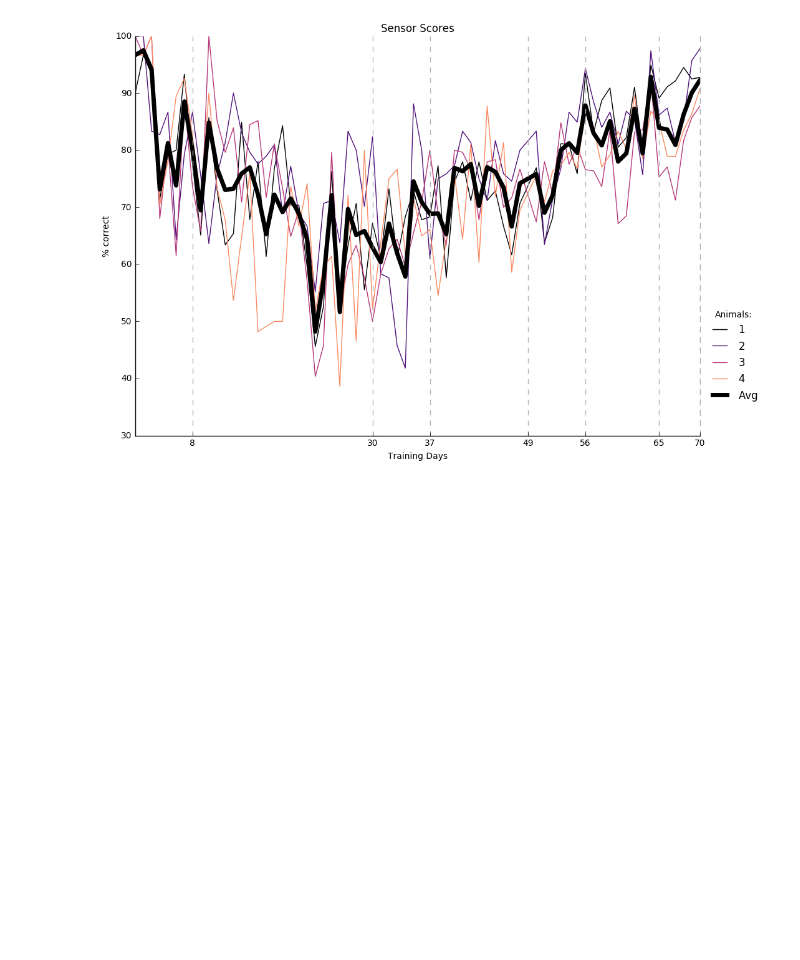
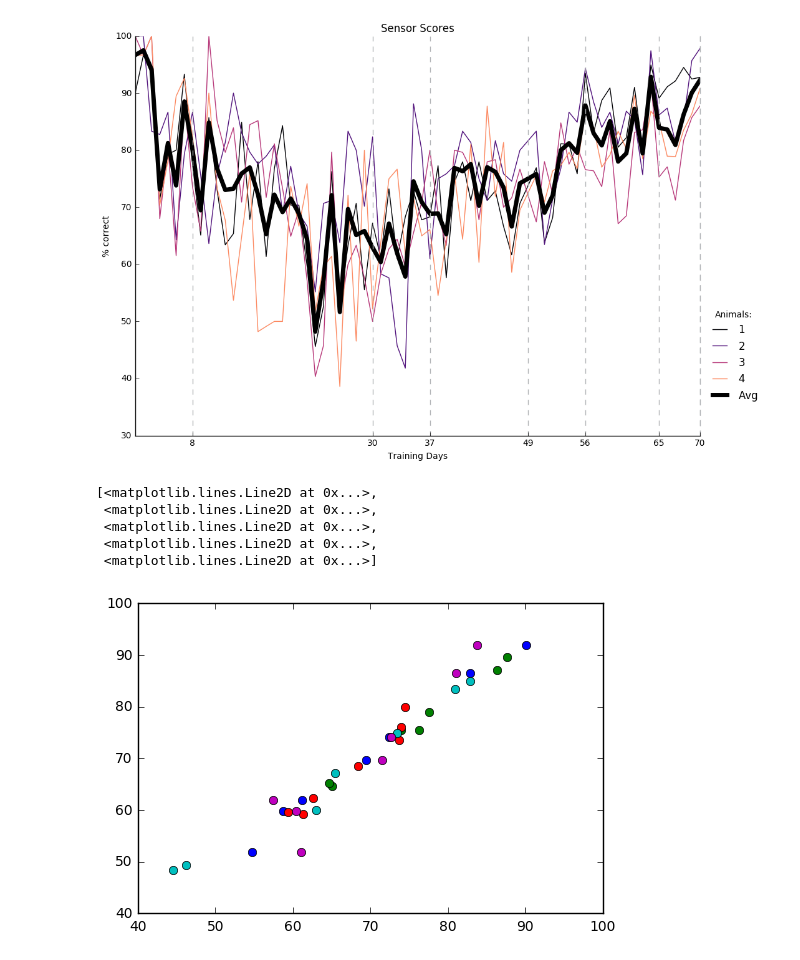
Before and after one commit to estherholleman/An-incremental-training-method-with-automated-extendable-maze-for-training-spatial-behavioral-tasks, a Jupyter notebook: Comparison of Scoring Methods.ipynb, the cells around one changed output. Cells and saved outputs as stored; diff of their text form; code cells hidden in the pictures; blank space fills up the shorter version.

```diff
--- a/Comparison of Scoring Methods.ipynb
+++ b/Comparison of Scoring Methods.ipynb
@@ -53,5 +53,5 @@ plotIt(Scores, title = "Actual Scores", ylabel = "% correct", Phase = False, Nor
 
 *This is fairly accurate of the actual situations since in the first phase often 3 or more treats were given for a correct trial, but this changed to 2 in phase 2 and beyond.*
 # %%
-Scores = scorePerPhase(Adat,Mdat,  {'r': 2, 'p': 1})
+rewardScores = scorePerPhase(Adat,Mdat,  {'r': 2, 'p': 1})
 # %%
@@ -112,3 +112,12 @@ sensorScores = calcScoresPerDay(correct, nTotalTrials)
 plotIt(sensorScores, title = "Sensor Scores", ylabel = "% correct", Phase = False, Norm = False)
 # %% [output]
 [figure]
+# %%
+plt.plot(rewardScores.groupby(level = "Phase").mean(),manualScores.groupby(level = "Phase").mean(), marker='o', linestyle='', ms=6)
+# %% [output]
+[<matplotlib.lines.Line2D at 0x...>,
+ <matplotlib.lines.Line2D at 0x...>,
+ <matplotlib.lines.Line2D at 0x...>,
+ <matplotlib.lines.Line2D at 0x...>,
+ <matplotlib.lines.Line2D at 0x...>]
+[figure, added]
```
Also changed, not shown: parts of 11 cells of this notebook.
